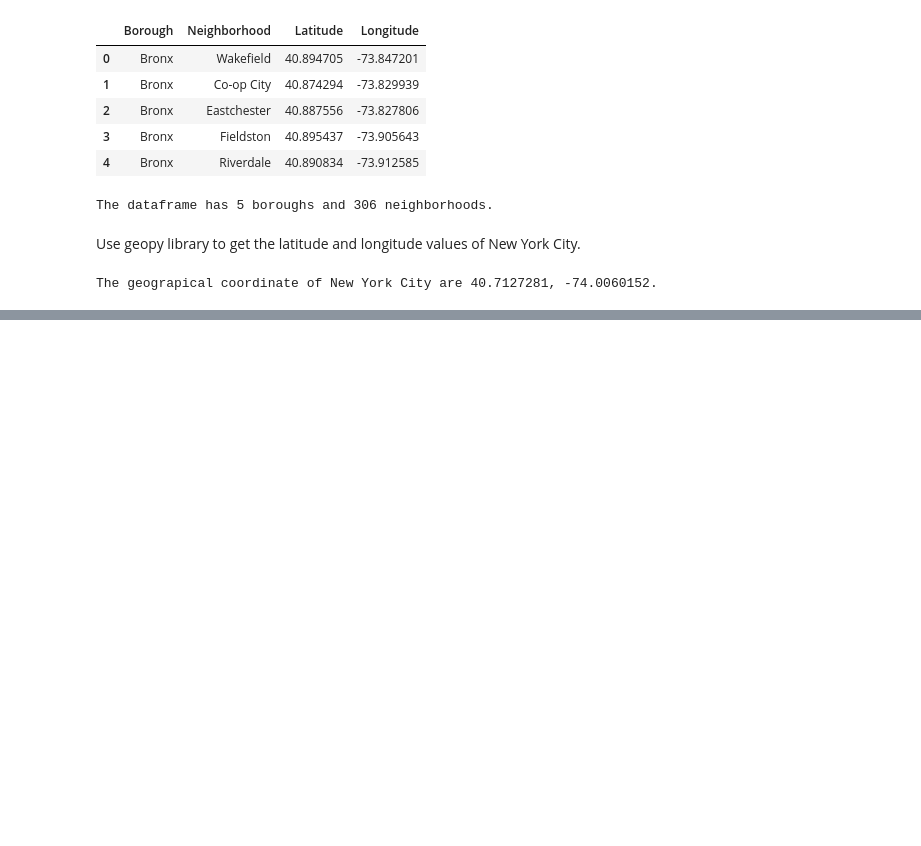
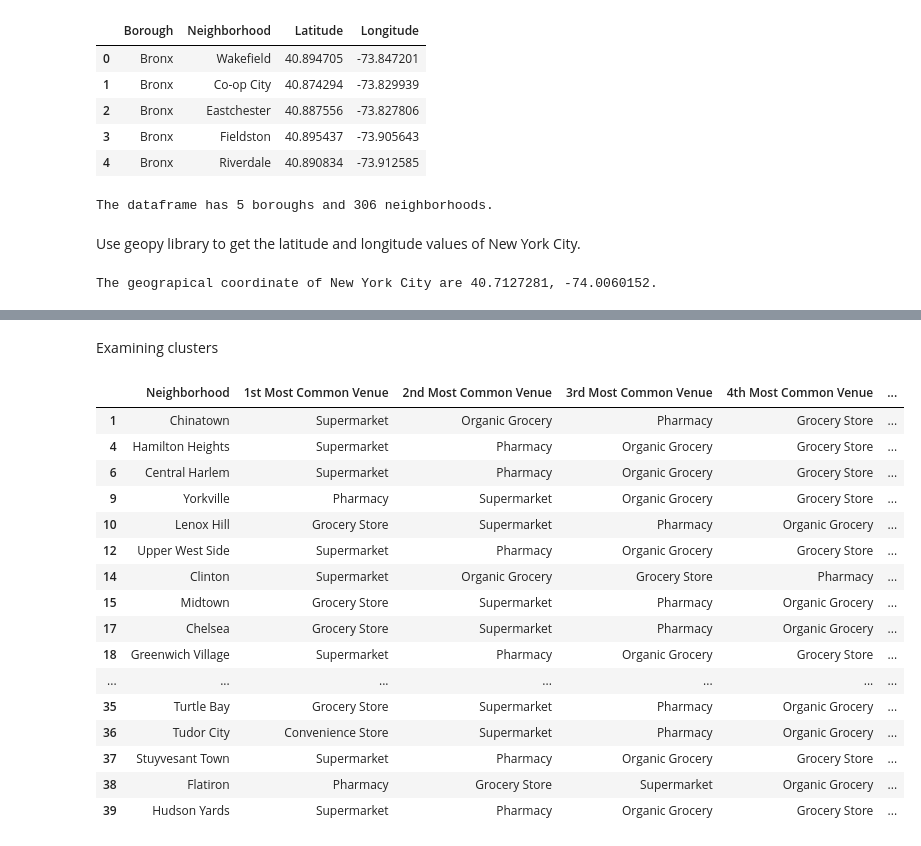
Before and after one commit to Jenny-shang95/Coursera_Capstone, a Jupyter notebook: Capstone Final Project - JShang.ipynb, the cells around one changed output, grey strips where cells are left out. Saved outputs shown, nothing was run; the diff lists cells and outputs as text; code cells hidden in the pictures; blank space fills up the shorter version.

```diff
--- a/Capstone Final Project - JShang.ipynb
+++ b/Capstone Final Project - JShang.ipynb
@@ -153,0 +476,14 @@ The geograpical coordinate of New York City are 40.7127281, -74.0060152.
+# %%
+# print new neighborhood along with top 5 most common venues
+
+num_top_venues = 5
+
+for hood in manhattan_grouped['Neighborhood']:
+    print("----"+hood+"----")
+    temp = manhattan_grouped[manhattan_grouped['Neighborhood'] == hood].T.reset_index()
+    temp.columns = ['venue','freq']
+    temp = temp.iloc[1:]
+    temp['freq'] = temp['freq'].astype(float)
+    temp = temp.round({'freq': 2})
+    print(temp.sort_values('freq', ascending=False).reset_index(drop=True).head(num_top_venues))
+    print('\n')
@@ -153,0 +566,11 @@ The geograpical coordinate of New York City are 40.7127281, -74.0060152.
+# %%
+# set number of clusters
+kclusters = 5
+
+manhattan_grouped_clustering = manhattan_grouped.drop('Neighborhood', 1)
+
+# run k-means clustering
+kmeans = KMeans(n_clusters=kclusters, random_state=0).fit(manhattan_grouped_clustering)
+
+# check cluster labels generated for each row in the dataframe
+kmeans.labels_[0:10]
@@ -153,0 +579,10 @@ The geograpical coordinate of New York City are 40.7127281, -74.0060152.
+# %%
+neighborhoods_venues_sorted.insert(0, 'Cluster Labels', kmeans.labels_)
+
+manhattan_merged = manhattan_data
+
+# merge data and add latitude/longitude for each neighborhood
+manhattan_merged = manhattan_merged.join(neighborhoods_venues_sorted.set_index('Neighborhood'), on='Neighborhood')
+
+# check the last columns!
+manhattan_merged.head()
@@ -153,0 +596,22 @@ The geograpical coordinate of New York City are 40.7127281, -74.0060152.
+# %% [markdown]
+Examining clusters
+# %%
+manhattan_merged.loc[manhattan_merged['Cluster Labels'] == 0, manhattan_merged.columns[[1] + list(range(5, manhattan_merged.shape[1]))]]
+# %% [output]
+|  | Neighborhood | 1st Most Common Venue | 2nd Most Common Venue | 3rd Most Common Venue | 4th Most Common Venue | ... |
+| 1 | Chinatown | Supermarket | Organic Grocery | Pharmacy | Grocery Store | ... |
+| 4 | Hamilton Heights | Supermarket | Pharmacy | Organic Grocery | Grocery Store | ... |
+| 6 | Central Harlem | Supermarket | Pharmacy | Organic Grocery | Grocery Store | ... |
+| 9 | Yorkville | Pharmacy | Supermarket | Organic Grocery | Grocery Store | ... |
+| 10 | Lenox Hill | Grocery Store | Supermarket | Pharmacy | Organic Grocery | ... |
+| 12 | Upper West Side | Supermarket | Pharmacy | Organic Grocery | Grocery Store | ... |
+| 14 | Clinton | Supermarket | Organic Grocery | Grocery Store | Pharmacy | ... |
+| 15 | Midtown | Grocery Store | Supermarket | Pharmacy | Organic Grocery | ... |
+| 17 | Chelsea | Grocery Store | Supermarket | Pharmacy | Organic Grocery | ... |
+| 18 | Greenwich Village | Supermarket | Pharmacy | Organic Grocery | Grocery Store | ... |
+| ... | ... | ... | ... | ... | ... | ... |
+| 35 | Turtle Bay | Grocery Store | Supermarket | Pharmacy | Organic Grocery | ... |
+| 36 | Tudor City | Convenience Store | Supermarket | Pharmacy | Organic Grocery | ... |
+| 37 | Stuyvesant Town | Supermarket | Pharmacy | Organic Grocery | Grocery Store | ... |
+| 38 | Flatiron | Pharmacy | Grocery Store | Supermarket | Organic Grocery | ... |
+| 39 | Hudson Yards | Supermarket | Pharmacy | Organic Grocery | Grocery Store | ... |
```
Also changed, not shown: parts of 38 cells of this notebook.
